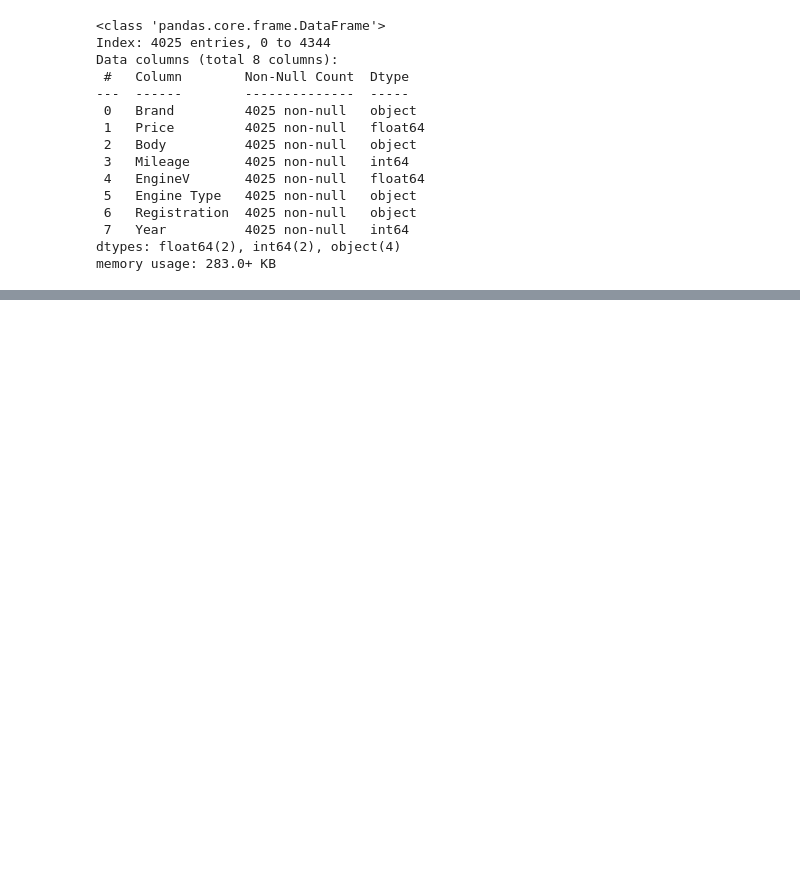
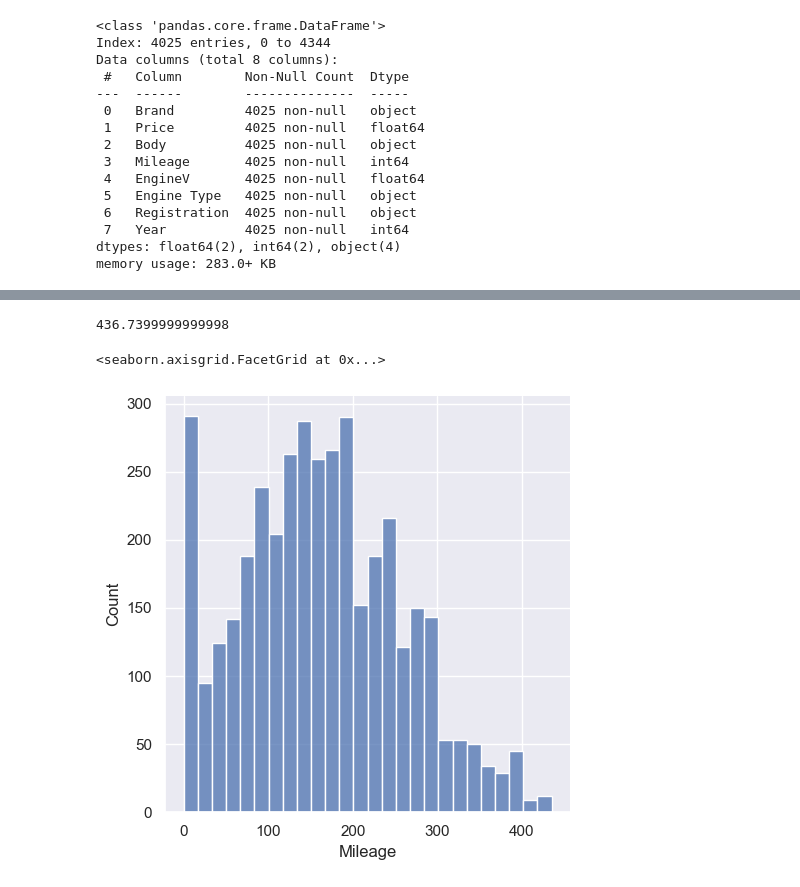
Before and after one commit to slynj/linear-regression-vehicle, a Jupyter notebook: notebooks/data_preprocessing.ipynb, the cells around one changed output, grey strips where cells are left out. Drawn from its saved outputs; the diff is of its cells as text; code cells hidden in the pictures; blank space fills up the shorter version.

```diff
--- a/notebooks/data_preprocessing.ipynb
+++ b/notebooks/data_preprocessing.ipynb
@@ -74,0 +102,10 @@ Name: Price, dtype: float64
+# %%
+top99 = data_rm_outlier_price['Mileage'].quantile(0.99)
+display(top99)
+
+data_rm_outlier_mileage = data_rm_outlier_price[data_rm_outlier_price['Mileage'] < top99]
+sns.displot(data_rm_outlier_mileage['Mileage'])
+# %% [output]
+436.7399999999998
+<seaborn.axisgrid.FacetGrid at 0x...>
+[figure, added]
```
Also changed, not shown: parts of 10 cells of this notebook.
